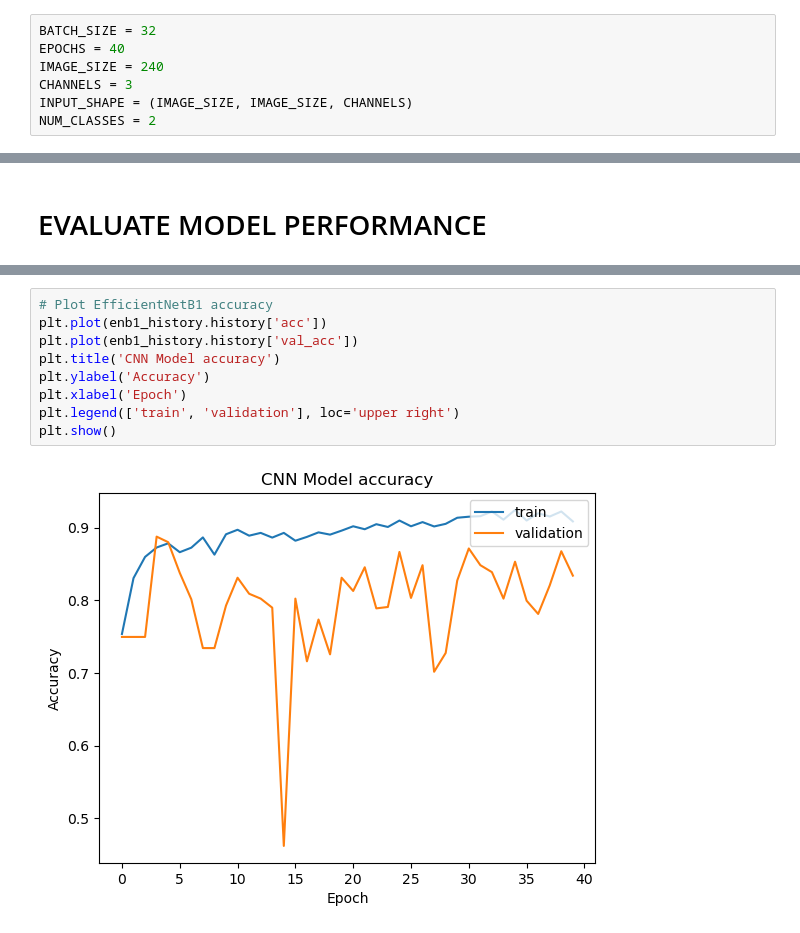
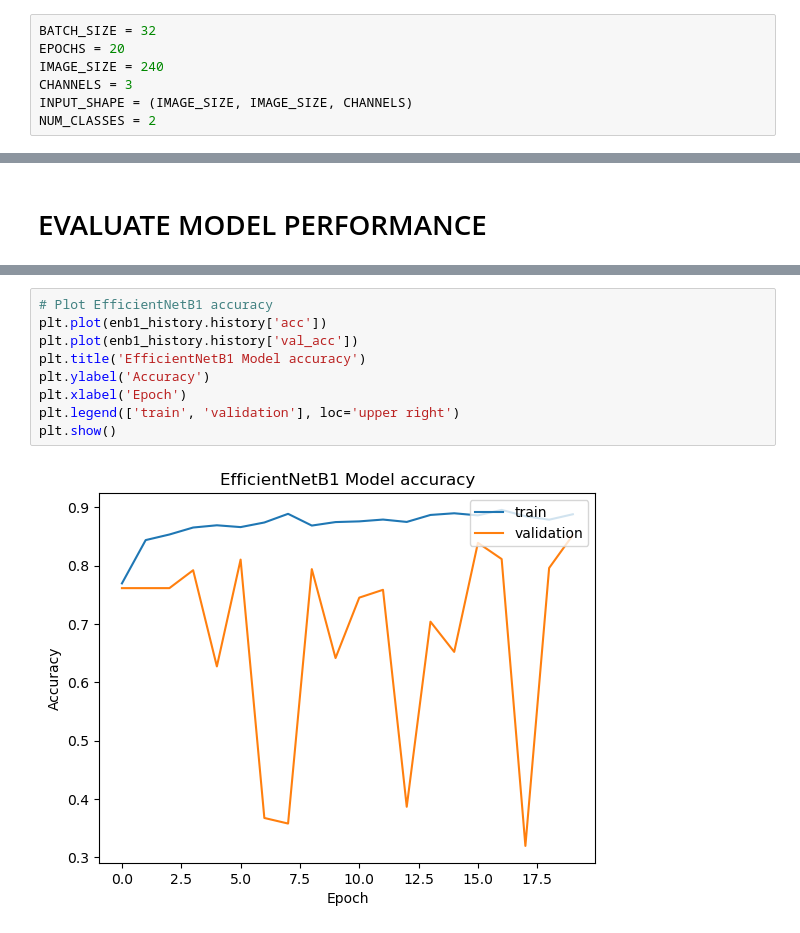
Before and after one commit to zachhamann/X-Ray-Pneumonia-Image-Classifier, a Jupyter notebook: x-ray_keras_models.ipynb, the cells around one changed output, grey strips where cells are left out. Cells and saved outputs as stored; diff of their text form.

```diff
--- a/x-ray_keras_models.ipynb
+++ b/x-ray_keras_models.ipynb
@@ -21,7 +21,7 @@ from sklearn.pipeline import Pipeline
 # CONSTANTS
 # %%
 BATCH_SIZE = 32
-EPOCHS = 40
+EPOCHS = 20
 IMAGE_SIZE = 240
 CHANNELS = 3
 INPUT_SHAPE = (IMAGE_SIZE, IMAGE_SIZE, CHANNELS)
@@ -331,11 +437,11 @@ plt.show()
 # %%
 # Plot EfficientNetB1 accuracy
 plt.plot(enb1_history.history['acc'])
 plt.plot(enb1_history.history['val_acc'])
-plt.title('CNN Model accuracy')
+plt.title('EfficientNetB1 Model accuracy')
 plt.ylabel('Accuracy')
 plt.xlabel('Epoch')
 plt.legend(['train', 'validation'], loc='upper right')
 plt.show()
 # %% [output]
-[figure, old version]
+[figure, new version]
```
Also changed, not shown: parts of 15 cells of this notebook.
